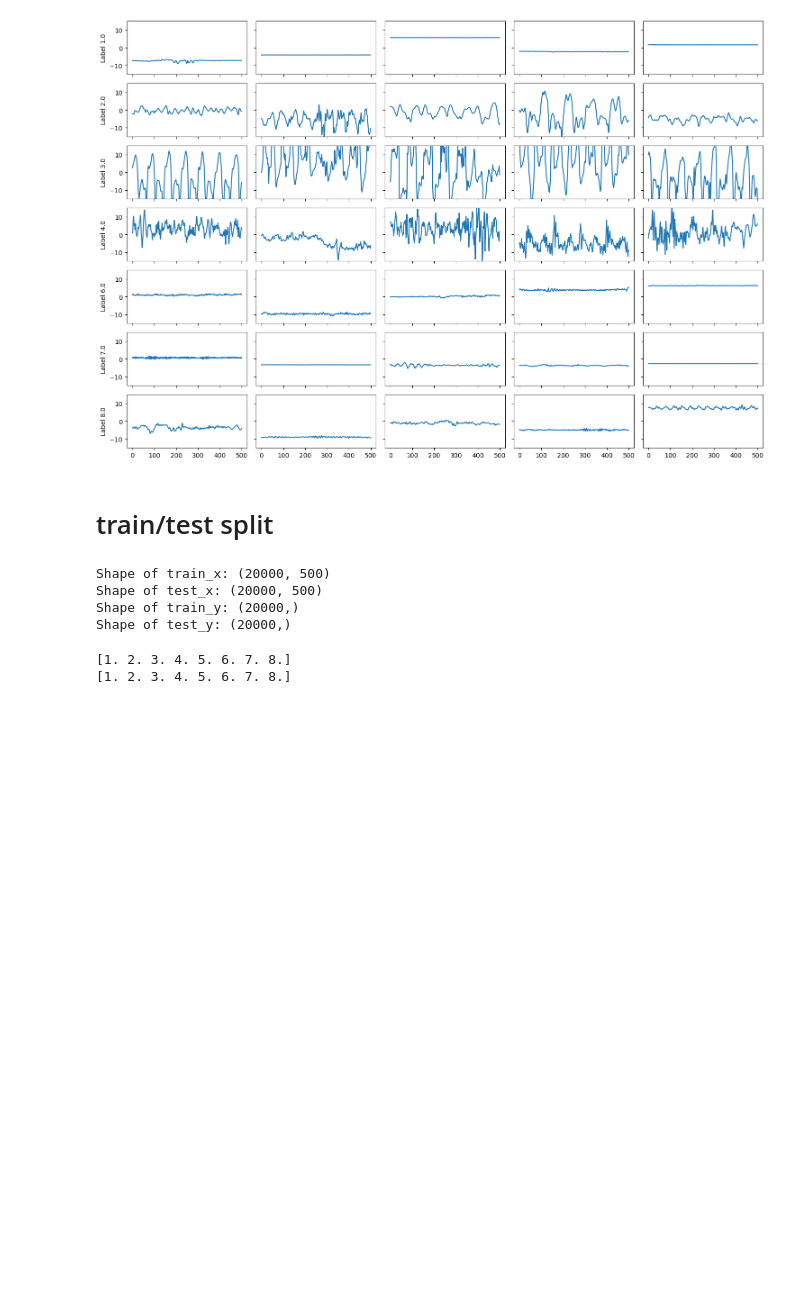
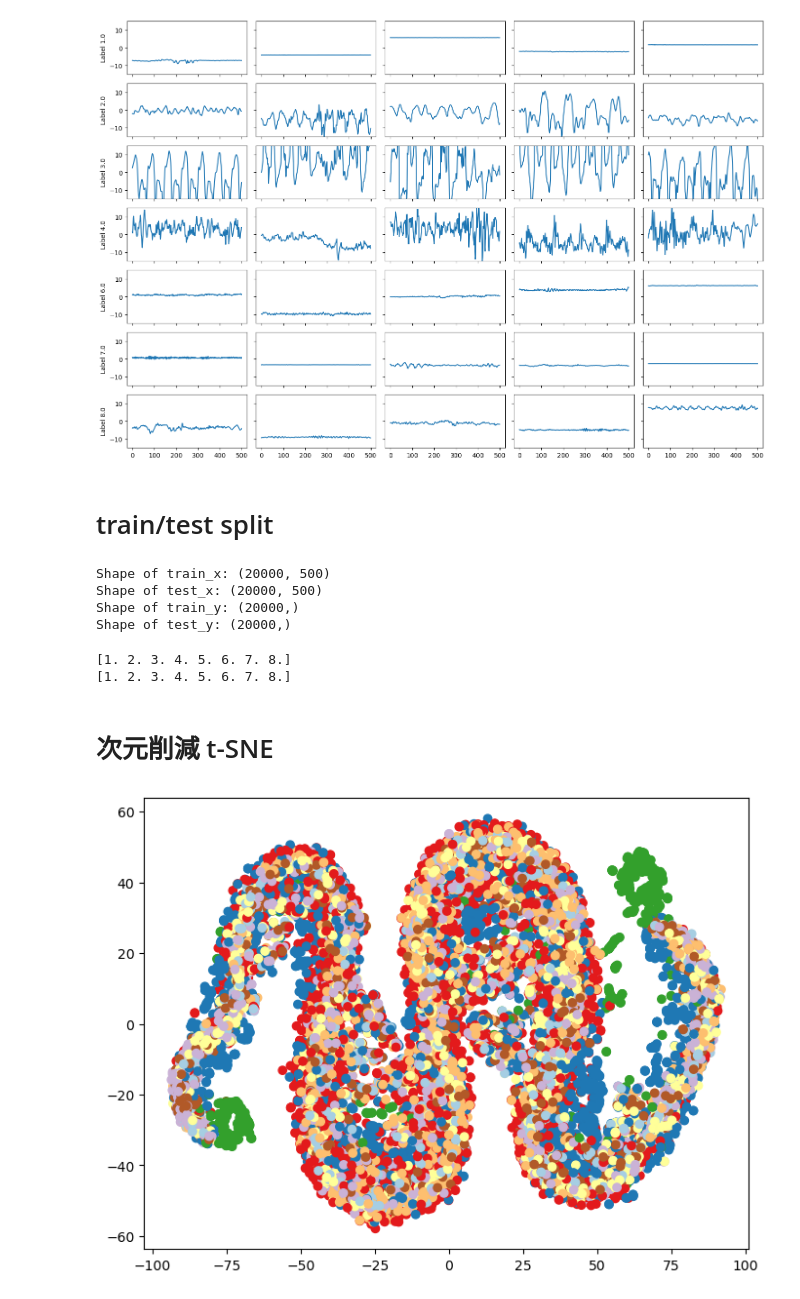
Before and after one commit to kaiKyutech/SHL_2024, a Jupyter notebook: my_アンサンブル_v4.ipynb, the cells around one changed output. Saved outputs shown, nothing was run; the diff lists cells and outputs as text; code cells hidden in the pictures; blank space fills up the shorter version.

```diff
--- a/my_アンサンブル_v4.ipynb
+++ b/my_アンサンブル_v4.ipynb
@@ -112,3 +112,35 @@ print(np.unique(test_y))
 # %% [output]
 [1. 2. 3. 4. 5. 6. 7. 8.]
 [1. 2. 3. 4. 5. 6. 7. 8.]
+# %% [markdown]
+# 次元削減 t-SNE
+# %%
+# これは自作　直接X_scaledをt-sneで変換してみた
+#print("Plotting t-SNE on 50 PCA components...")
+#pca = decomposition.PCA(n_components=50)
+#X_pca = pca.fit_transform(X_scaled) # このx_scaledは先の２次元配列のやつ(2491,9000)
+tsne = manifold.TSNE(n_components=2,  # project down to 2 components
+    init='random', random_state=42, perplexity=100, learning_rate='auto')
+X_tsne = tsne.fit_transform(X_scaled) # 高次元配列でも2次元配列形式に変換しないといけない。
+scatter_plot(X_tsne, Y)
+# %%
+def plot_tsne(x, y, colormap=plt.cm.Paired):
+    '''Visualize features with t-SNE'''
+    plt.figure(figsize=(8, 6))
+
+    # clean the figure
+    plt.clf()
+
+    tsne = manifold.TSNE()
+    x_embedded = tsne.fit_transform(x)
+    plt.scatter(x_embedded[:, 0], x_embedded[:, 1], c=y, cmap=colormap)
+
+    # plt.xticks(())
+    # plt.yticks(())
+    plt.show()
+    return x_embedded[:,0], x_embedded[:,1]
+
+# Visualize features
+train_x_emb, train_y_emb = plot_tsne(train_x, train_y)
+# %% [output]
+[figure, added]
```
Also changed, not shown: parts of 6 cells of this notebook.
